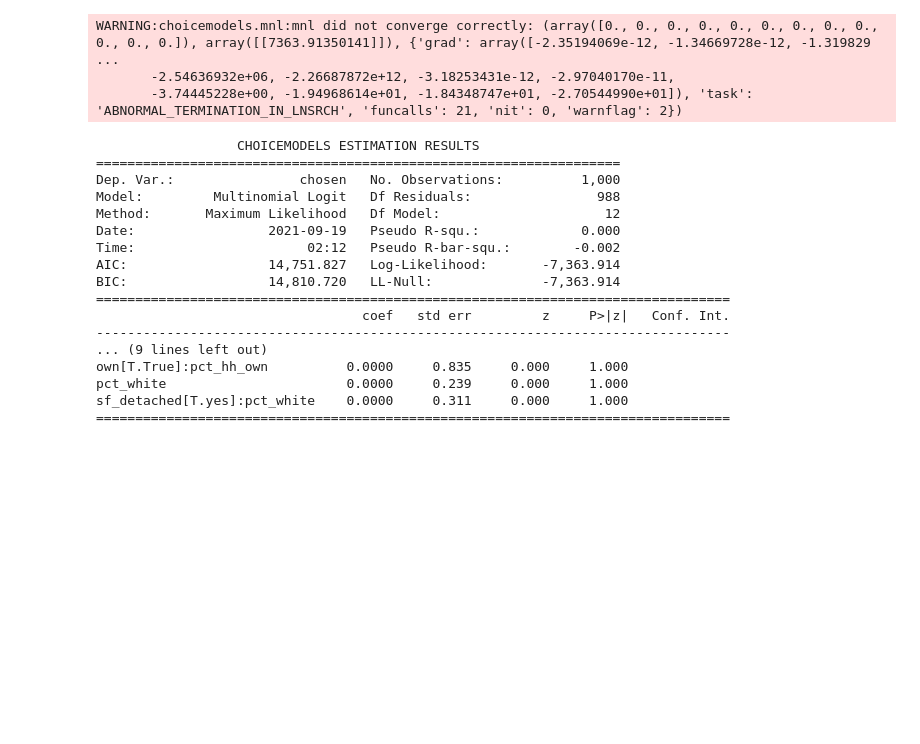
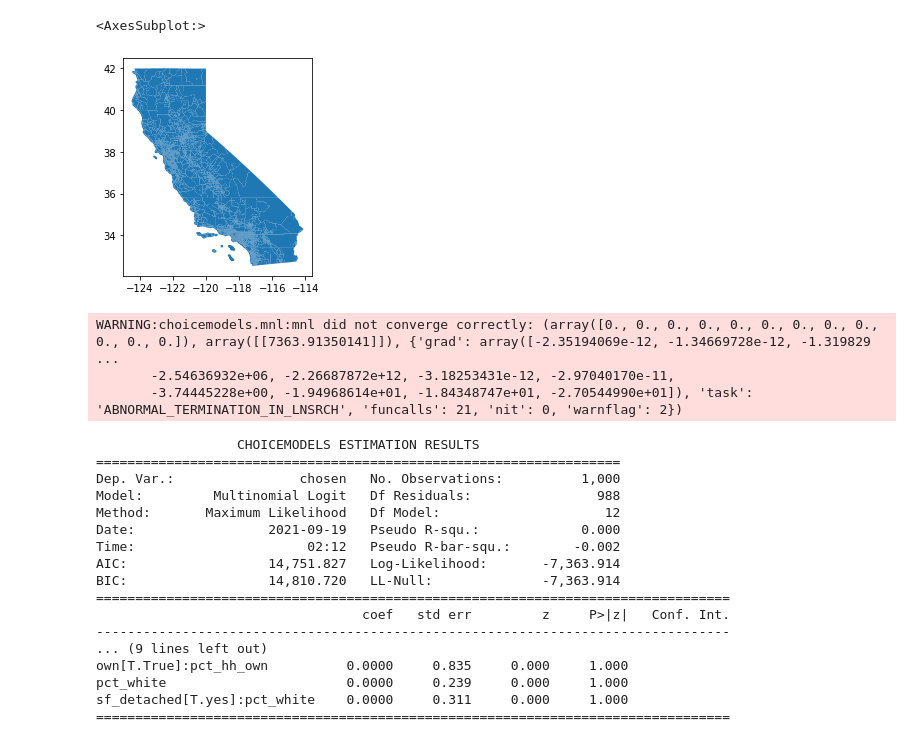
Before and after one commit to mxndrwgrdnr/simulation_bias, a Jupyter notebook: notebooks/exploration.ipynb, the cells around one changed output. Saved outputs shown, nothing was run; the diff lists cells and outputs as text; code cells hidden in the pictures; blank space fills up the shorter version.

```diff
--- a/notebooks/exploration.ipynb
+++ b/notebooks/exploration.ipynb
@@ -3,5 +4,12 @@ import pandas as pd
 from choicemodels import MultinomialLogit, MultinomialLogitResults
 from choicemodels.tools import MergedChoiceTable
+# %%
+gdf = gpd.read_file("https://www2.census.gov/geo/tiger/TIGER2021/TRACT/tl_2021_06_tract.zip")
+# %%
+gdf.plot()
+# %% [output]
+<AxesSubplot:>
+[figure, added]
 # %%
 # store = pd.HDFStore('../data/custom_mpo_06197001_model_data.h5')
 # hh = store['households']
```
Also changed, not shown: parts of 1 cell of this notebook, 12 other files.
